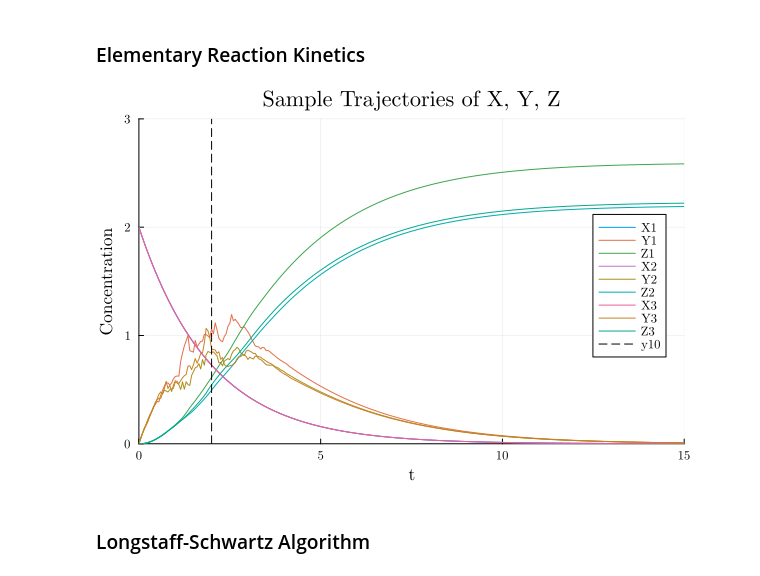
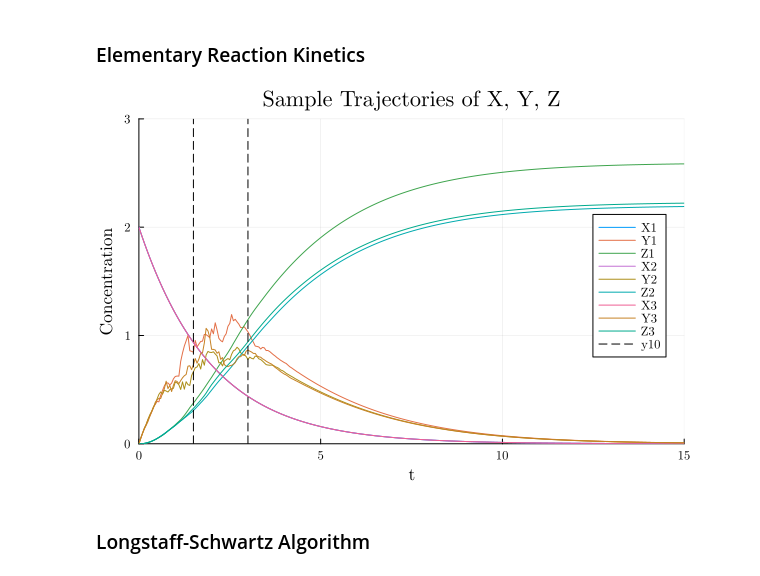
Before and after one commit to rafifsr/bachelorsthesis, a Jupyter notebook: LSMCElementary.ipynb, the cells around one changed output. Saved outputs shown, nothing was run; the diff lists cells and outputs as text; code cells hidden in the pictures.

```diff
--- a/LSMCElementary.ipynb
+++ b/LSMCElementary.ipynb
@@ -58,16 +58,16 @@ for i in 1:M
     Xs[i, :] .= sol[1,:]
     Ys[i, :] .= sol[2,:]
 end
-
-# Plot some trajectories
-plot(sdesol[1], xlabel="Time", ylabel="Concentration", label = ["X1" "Y1" "Z1"], title="Sample Trajectories of X, Y, Z", legend=:right, fontfamily="Computer Modern")
-plot!(sdesol[2], label=["X2" "Y2" "Z2"])
-plot!(sdesol[3], label=["X3" "Y3" "Z3"])
-xlims!((0, 15))
-ylims!((0, 3))
-vline!([2.0], color=:black, linestyle=:dash)
-# %% [output]
-[figure, removed]
+# %%
+# Plot some trajectories
+plot(sdesol[1], xlabel="Time", ylabel="Concentration", label = ["X1" "Y1" "Z1"], title="Sample Trajectories of X, Y, Z", legend=:right, fontfamily="Computer Modern")
+plot!(sdesol[2], label=["X2" "Y2" "Z2"])
+plot!(sdesol[3], label=["X3" "Y3" "Z3"])
+xlims!((0, 15))
+ylims!((0, 3))
+vline!([1.5,3.0], color=:black, linestyle=:dash)
+# %% [output]
+[figure, added]
 # %% [markdown]
 ### Longstaff-Schwartz Algorithm
 # %%
```
